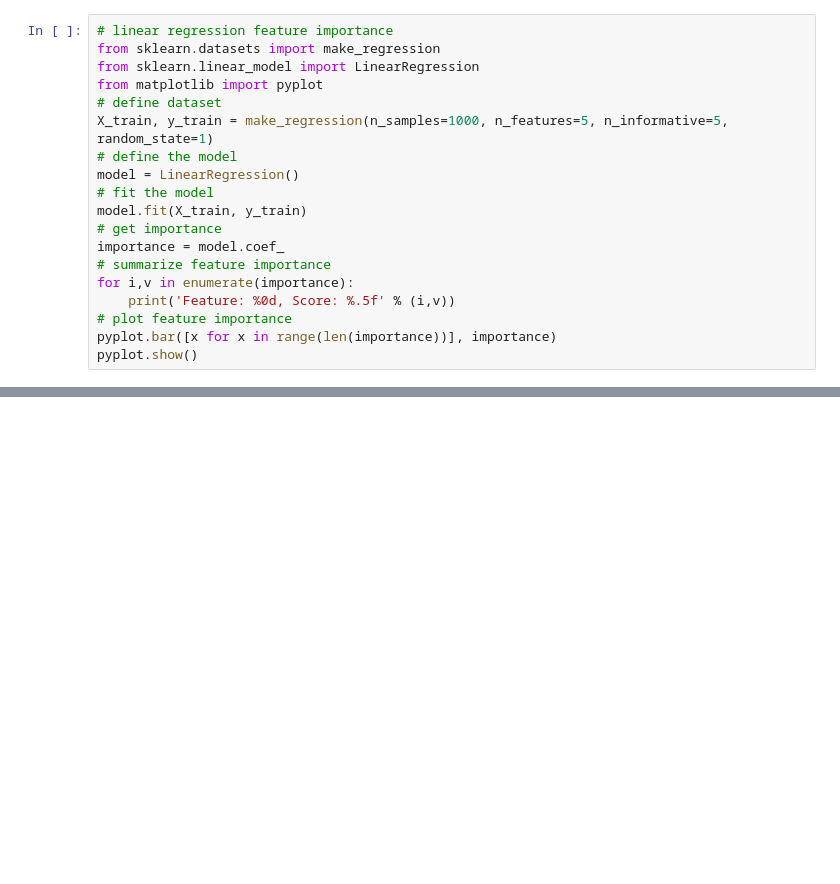
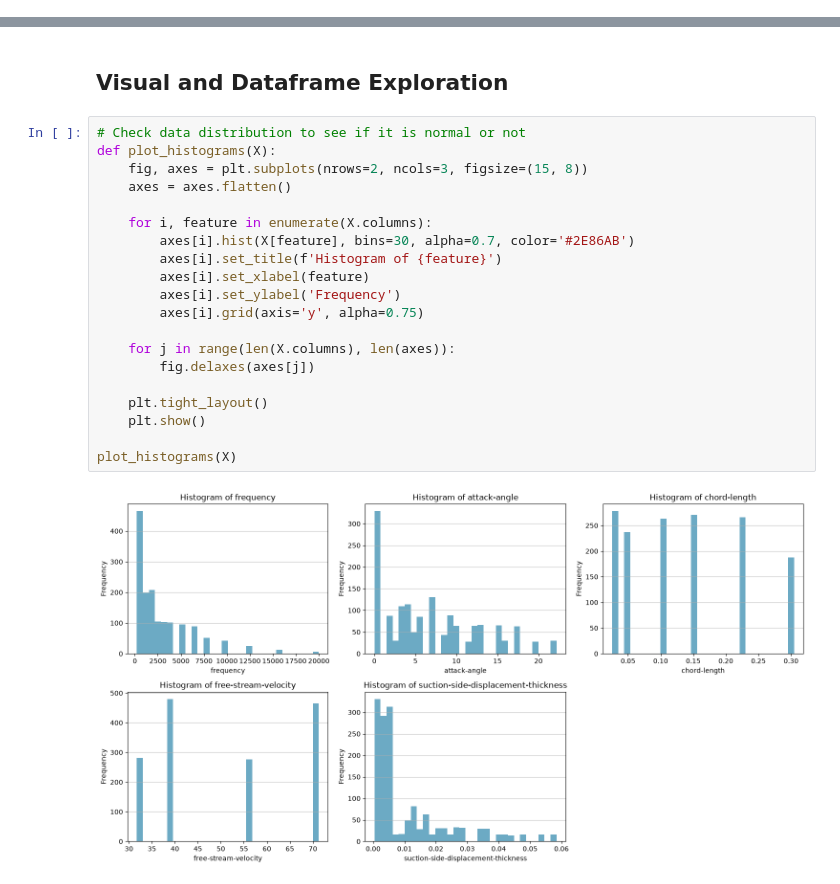
Before and after one commit to pabloChantada/SymbolicRegressionAirfoil, a Jupyter notebook: notebooks/eda.ipynb, the cells around one changed output, grey strips where cells are left out. Saved outputs shown, nothing was run; the diff lists cells and outputs as text; blank space fills up the shorter version.

```diff
--- a/notebooks/eda.ipynb
+++ b/notebooks/eda.ipynb
@@ -123,19 +0,0 @@ max                               0.087439
-# %%
-# linear regression feature importance
-from sklearn.datasets import make_regression
-from sklearn.linear_model import LinearRegression
-from matplotlib import pyplot
-# define dataset
-X_train, y_train = make_regression(n_samples=1000, n_features=5, n_informative=5, random_state=1)
-# define the model
-model = LinearRegression()
-# fit the model
-model.fit(X_train, y_train)
-# get importance
-importance = model.coef_
-# summarize feature importance
-for i,v in enumerate(importance):
-	print('Feature: %0d, Score: %.5f' % (i,v))
-# plot feature importance
-pyplot.bar([x for x in range(len(importance))], importance)
-pyplot.show()
@@ -336,0 +48,24 @@ MAE test: 2.8142
+# %% [markdown]
+## Visual and Dataframe Exploration
+# %%
+# Check data distribution to see if it is normal or not
+def plot_histograms(X):
+    fig, axes = plt.subplots(nrows=2, ncols=3, figsize=(15, 8))
+    axes = axes.flatten()
+
+    for i, feature in enumerate(X.columns):
+        axes[i].hist(X[feature], bins=30, alpha=0.7, color='#2E86AB')
+        axes[i].set_title(f'Histogram of {feature}')
+        axes[i].set_xlabel(feature)
+        axes[i].set_ylabel('Frequency')
+        axes[i].grid(axis='y', alpha=0.75)
+
+    for j in range(len(X.columns), len(axes)):
+        fig.delaxes(axes[j])
+
+    plt.tight_layout()
+    plt.show()
+
+plot_histograms(X)
+# %% [output]
+[figure, added]
```
Also changed, not shown: parts of 39 cells of this notebook, 5 other files.
